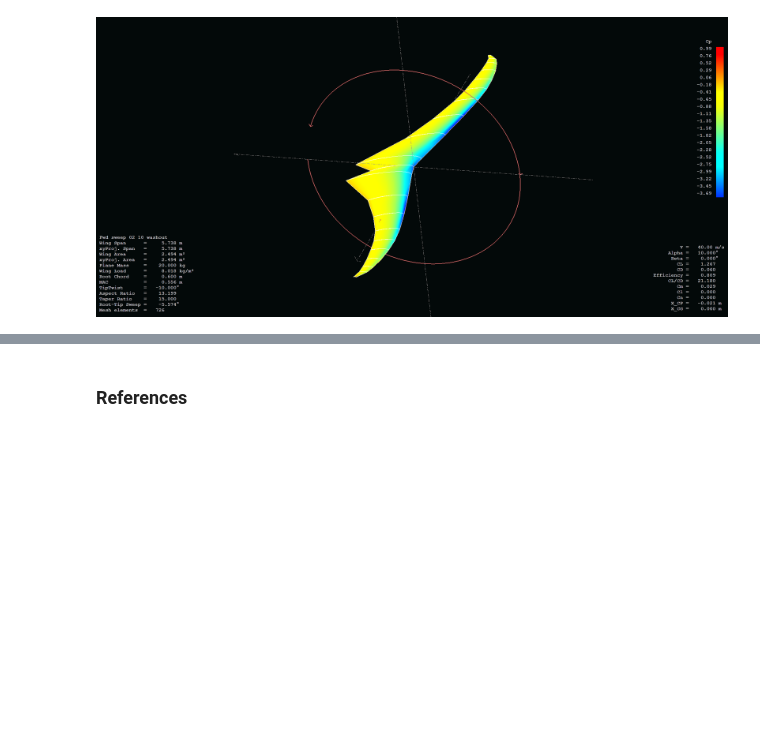
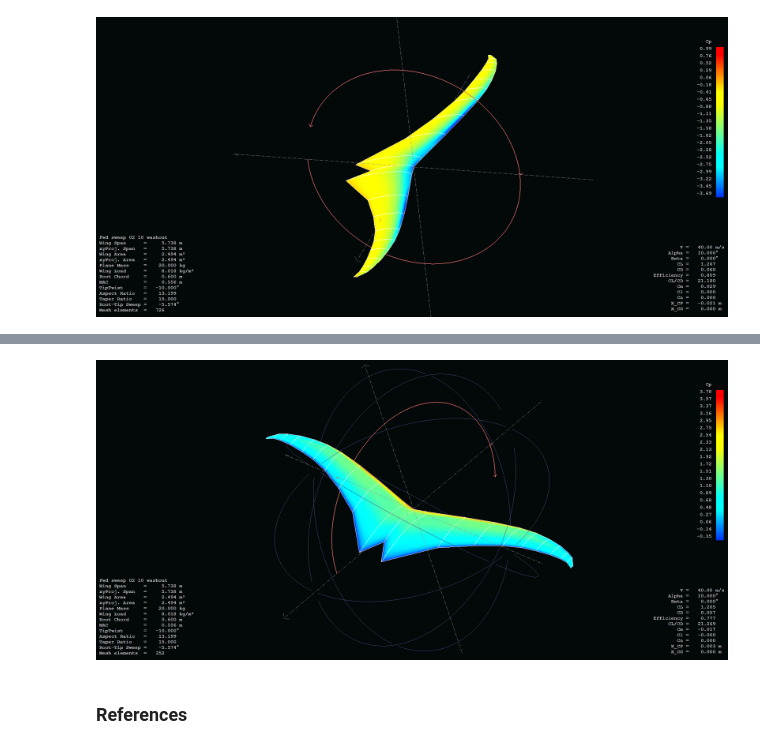
Before and after one commit to colinparker/Pterosaur, a Jupyter notebook: parker_pterosaur.ipynb, the cells around one changed output, grey strips where cells are left out. Drawn from its saved outputs; the diff is of its cells as text; code cells hidden in the pictures; blank space fills up the shorter version.

```diff
--- a/parker_pterosaur.ipynb
+++ b/parker_pterosaur.ipynb
@@ -258,3 +275,7 @@ toppanel
+# %%
+bottomVLM
+# %% [output]
+[figure, added]
 # %% [markdown]
 ### References
 # %% [markdown]
```
Also changed, not shown: parts of 7 cells of this notebook.
